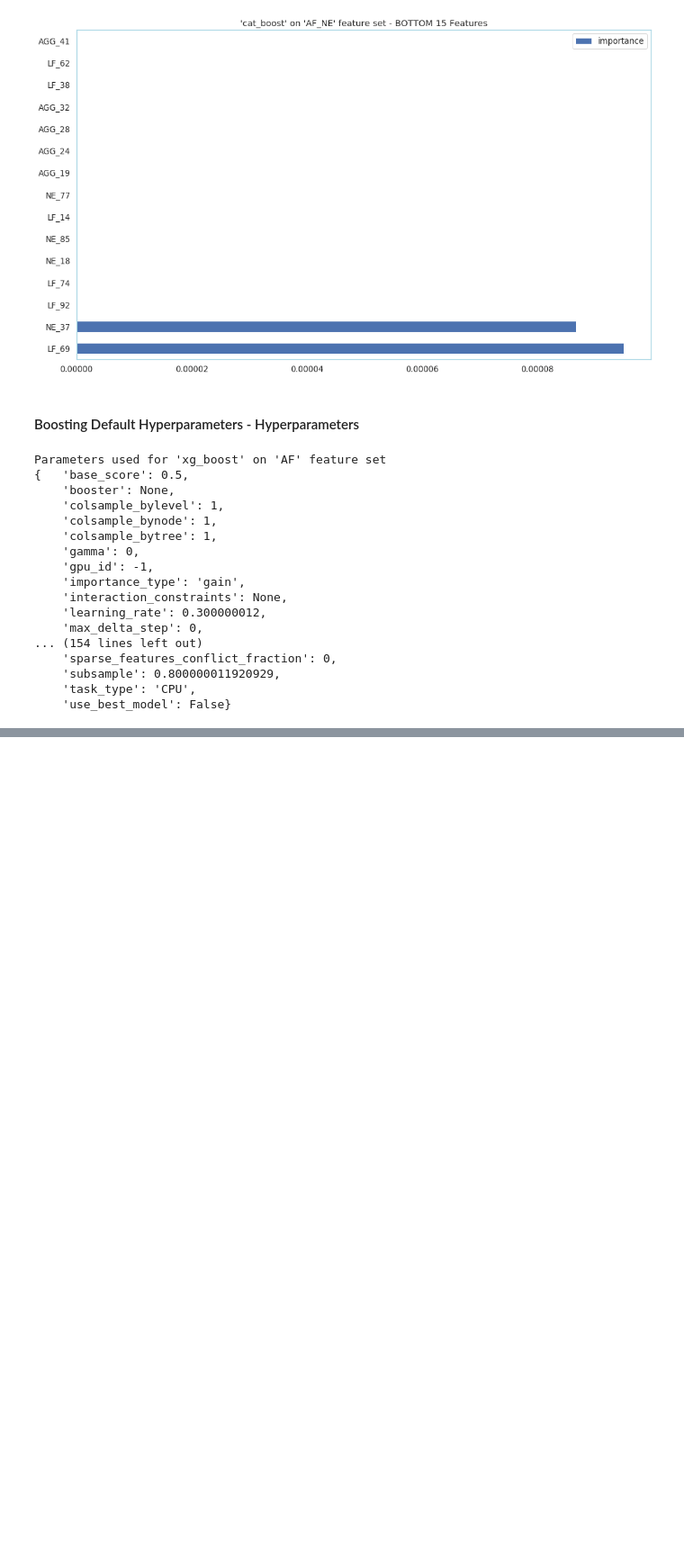
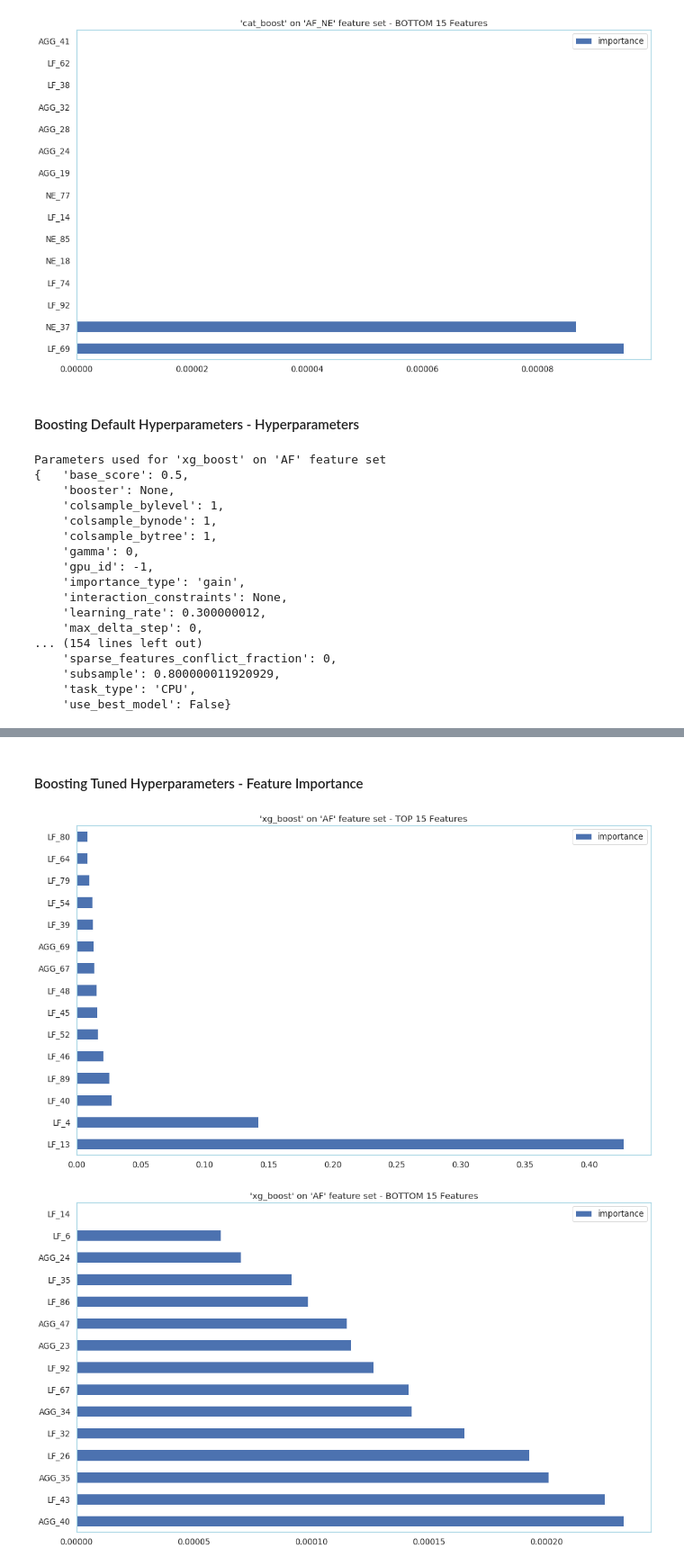
Before and after one commit to achmand/aml-crypto-graph, a Jupyter notebook: src/2_experiment_results.ipynb, the cells around one changed output, grey strips where cells are left out. Shown at 90% size. Drawn from its saved outputs; the diff is of its cells as text; code cells hidden in the pictures; blank space fills up the shorter version.

```diff
--- a/src/2_experiment_results.ipynb
+++ b/src/2_experiment_results.ipynb
@@ -266,0 +325,7 @@ Parameters used for 'xg_boost' on 'AF' feature set
+# %% [markdown]
+#### Boosting Tuned Hyperparameters - Feature Importance
+# %%
+plot_feature_imp(tuned_results, N_features)
+# %% [output]
+[figure, added]
+[figure, added]
```
Also changed, not shown: parts of 11 cells of this notebook, 23 other files.
